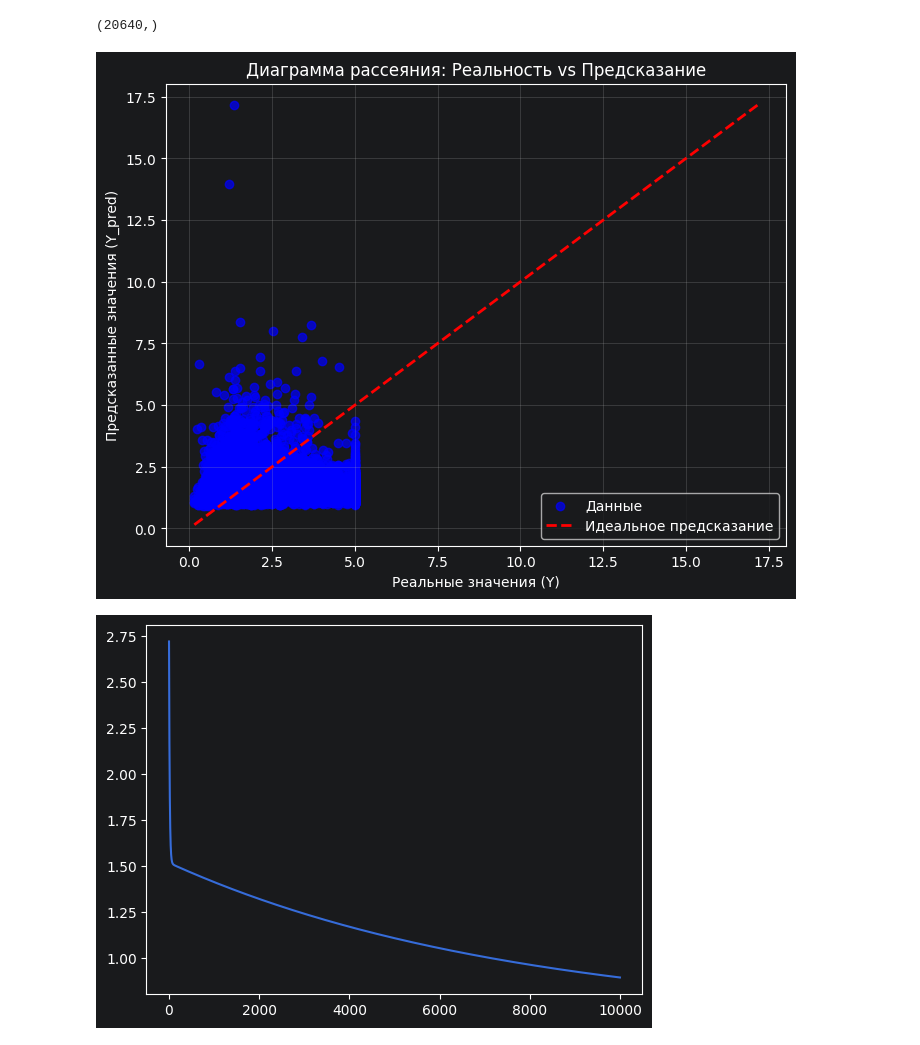
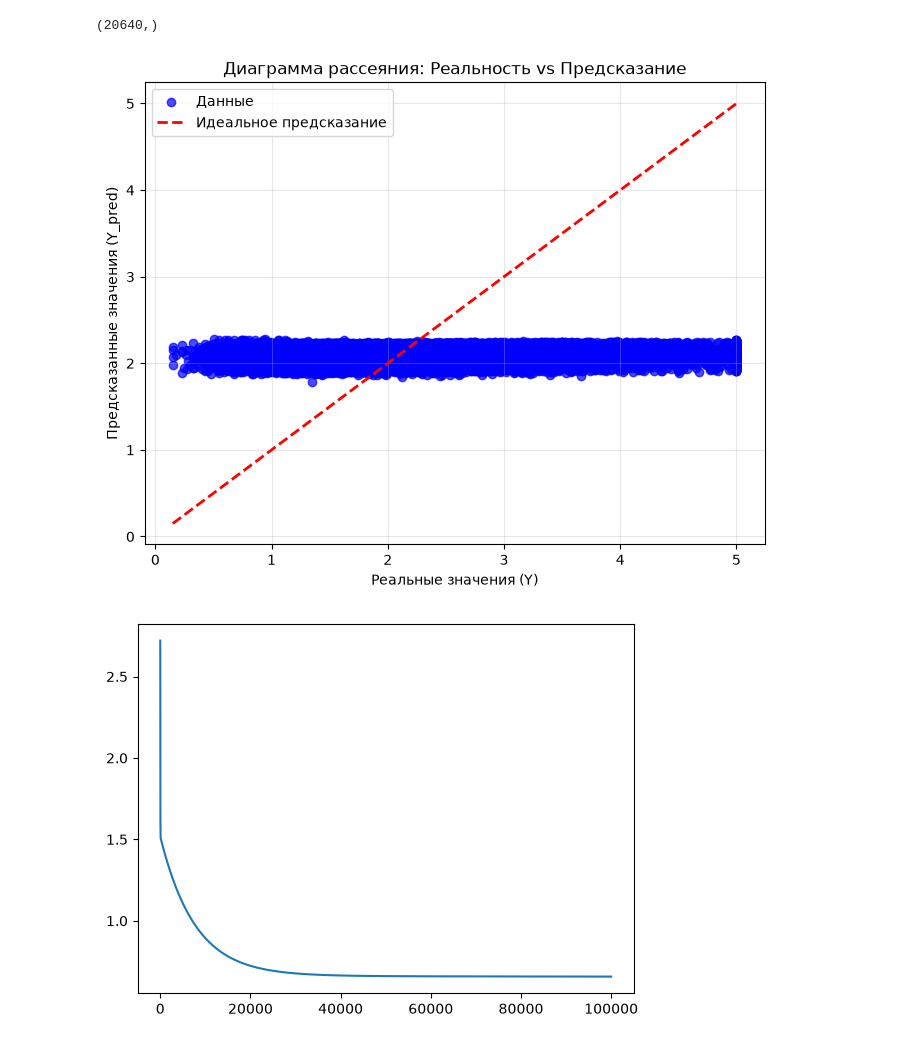
Before and after one commit to exodushka/fa, a Jupyter notebook: ml/prac/prac5.ipynb, the cells around one changed output. Cells and saved outputs as stored; diff of their text form; code cells hidden in the pictures.

```diff
--- a/ml/prac/prac5.ipynb
+++ b/ml/prac/prac5.ipynb
@@ -122,14 +124,14 @@ class Model(object):
         plt.show()
 # %%
 M = Model()
-steps, errors = M.fit(X, y, alpha=1e-8, max_steps=(10**4))
+steps, errors = M.fit(X, y, alpha=1e-8, max_steps=(10**5))
 M.plot(X, y)
 # %% [output]
-[figure, old version]
+[figure, new version]
 # %%
 plt.figure()
 plt.plot(steps, errors)
 plt.show()
 # %% [output]
-[figure, old version]
+[figure, new version]
 # %%
```
Also changed, not shown: parts of 5 cells of this notebook, 1 other file.
